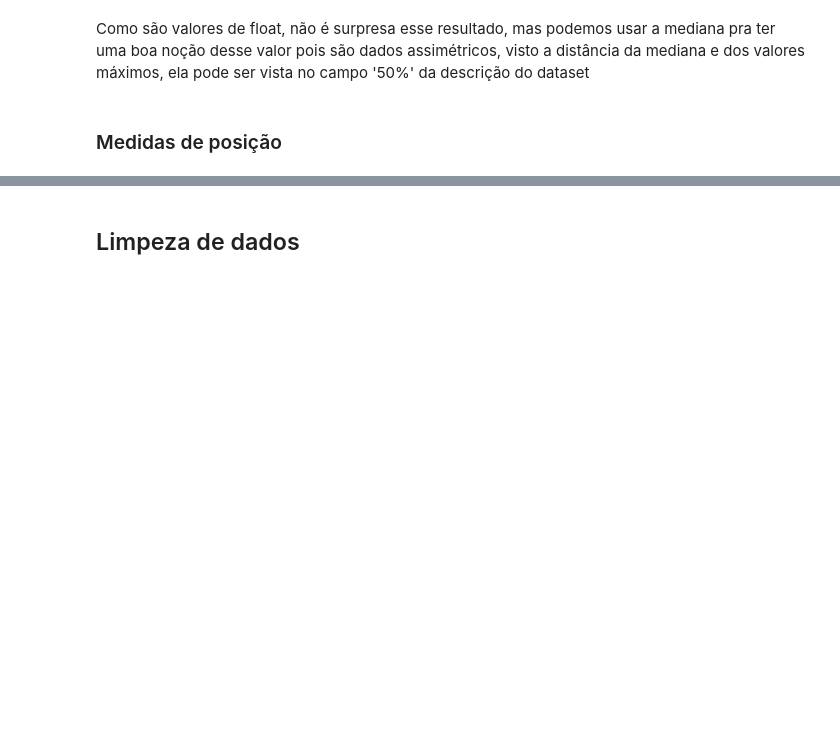
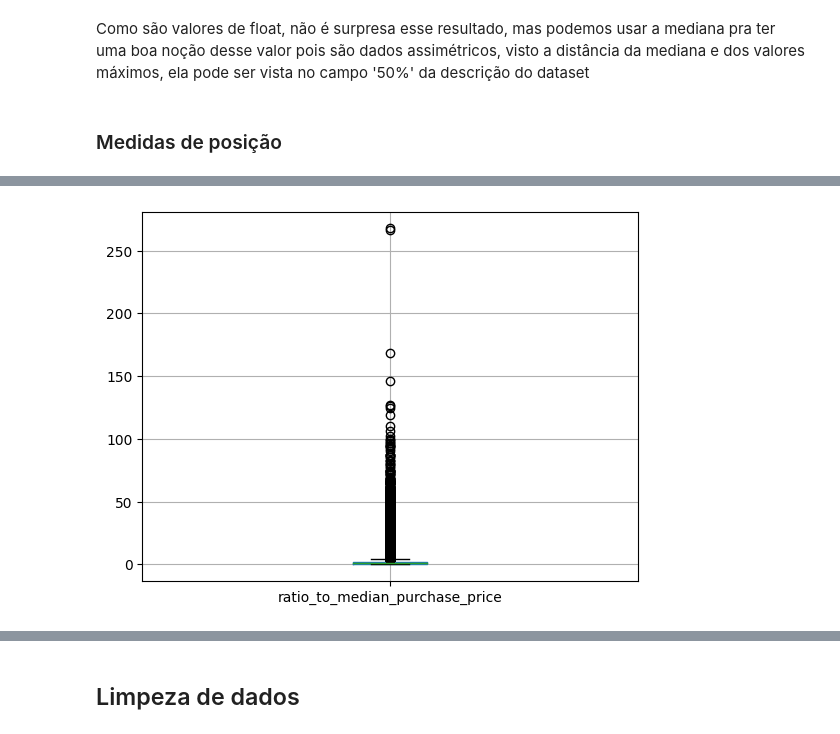
Before and after one commit to GustavoH-Lima/ML, a Jupyter notebook: parte1.ipynb, the cells around one changed output, grey strips where cells are left out. Drawn from its saved outputs; the diff is of its cells as text; code cells hidden in the pictures; blank space fills up the shorter version.

```diff
--- a/parte1.ipynb
+++ b/parte1.ipynb
@@ -206,0 +276,4 @@ Fazer boxplot
+# %%
+boxplot=df.boxplot(column = ['ratio_to_median_purchase_price'])
+# %% [output]
+[figure, added]
```
Also changed, not shown: parts of 12 cells of this notebook.
